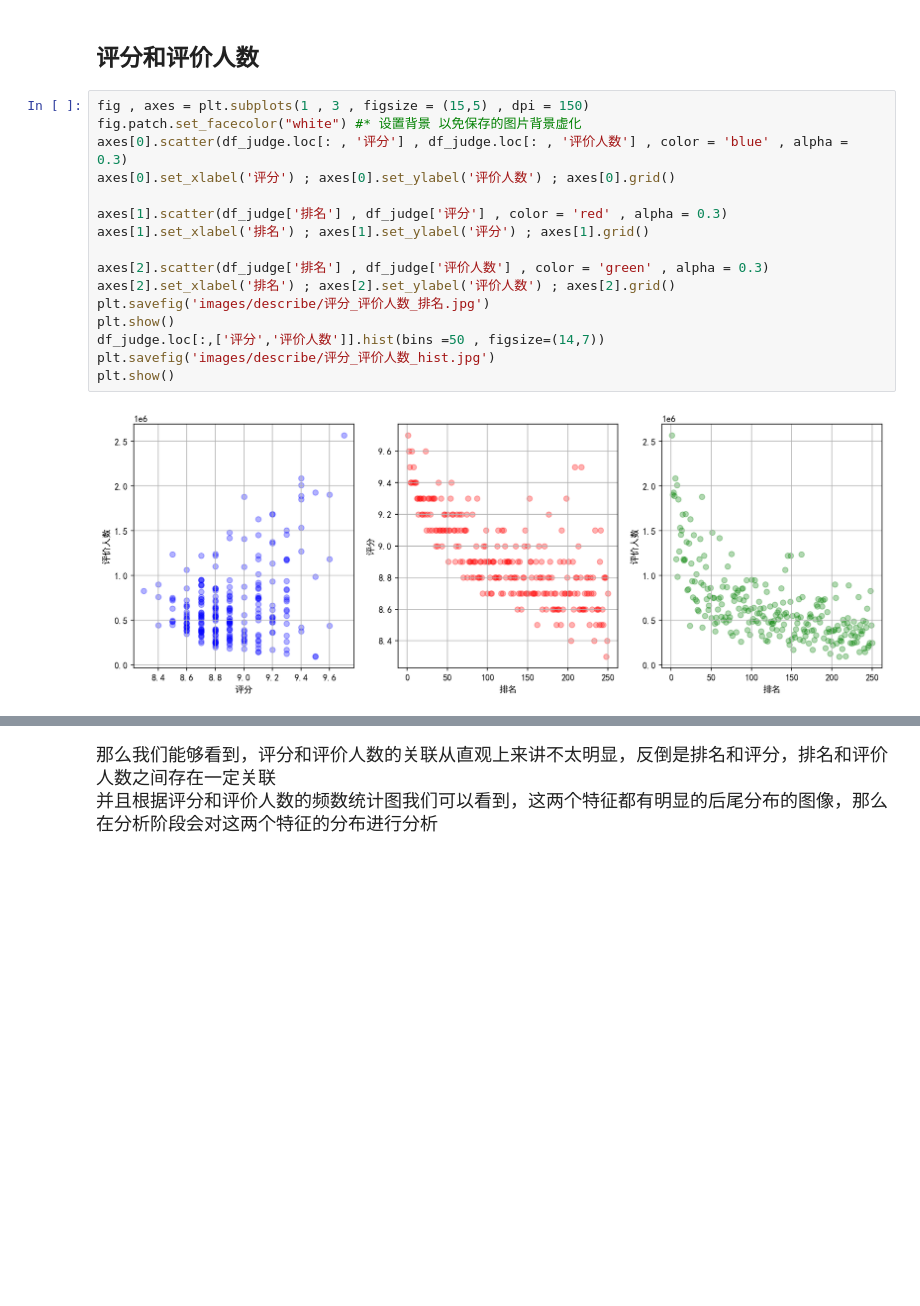
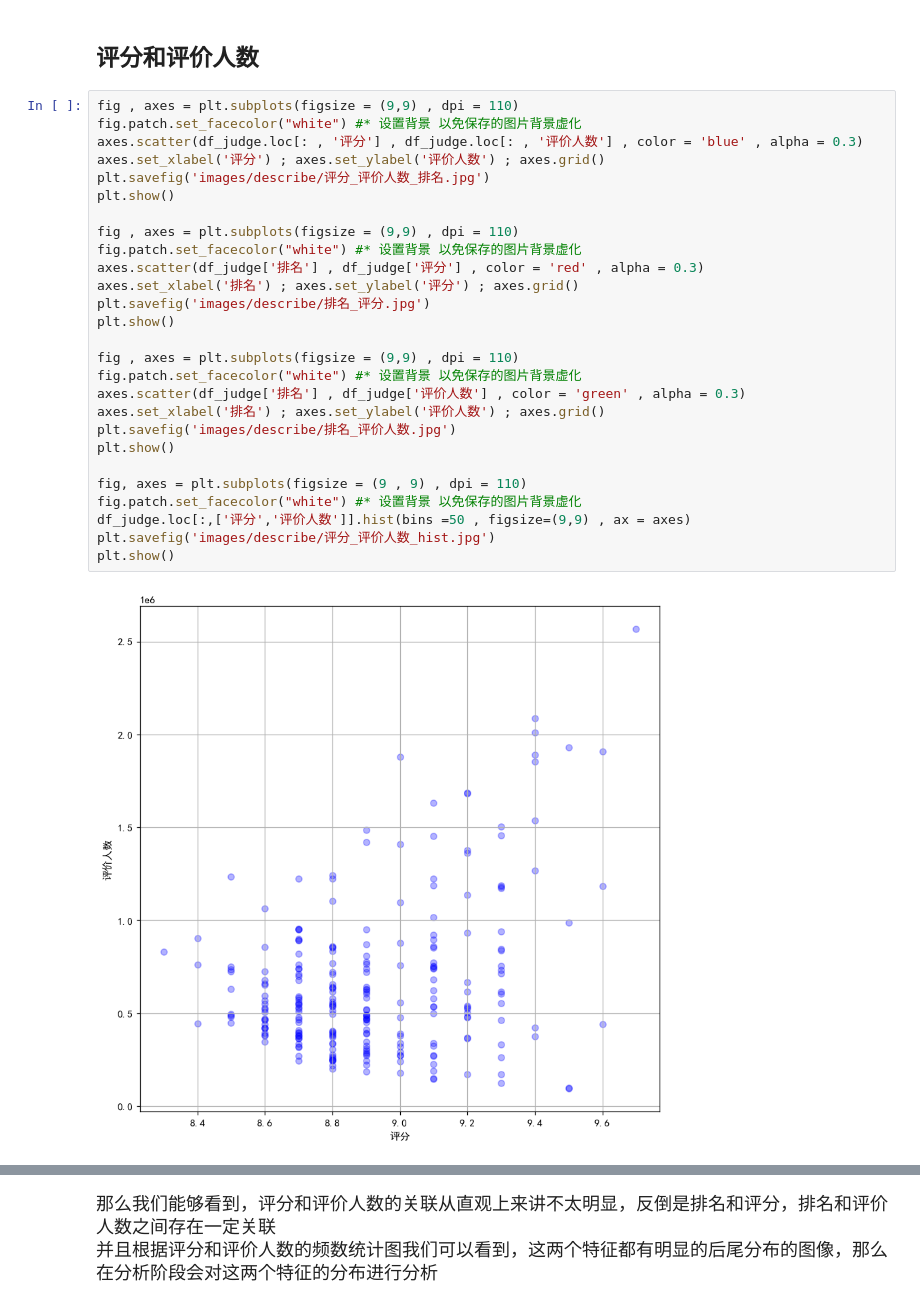
Before and after one commit to CiscoXY/Class-CS1507.01, a Jupyter notebook: FirstExp/Analysis.ipynb, the cells around one changed output, grey strips where cells are left out. Cells and saved outputs as stored; diff of their text form; blank space fills up the shorter version.

```diff
--- a/FirstExp/Analysis.ipynb
+++ b/FirstExp/Analysis.ipynb
@@ -98,20 +98,31 @@ for rank , film in enumerate(original_data):
 # %% [markdown]
 ## 评分和评价人数
 # %%
-fig , axes = plt.subplots(1 , 3 , figsize = (15,5) , dpi = 150)
+fig , axes = plt.subplots(figsize = (9,9) , dpi = 110)
 fig.patch.set_facecolor("white") #* 设置背景 以免保存的图片背景虚化
-axes[0].scatter(df_judge.loc[: , '评分'] , df_judge.loc[: , '评价人数'] , color = 'blue' , alpha = 0.3)
-axes[0].set_xlabel('评分') ; axes[0].set_ylabel('评价人数') ; axes[0].grid()
-
-axes[1].scatter(df_judge['排名'] , df_judge['评分'] , color = 'red' , alpha = 0.3)
-axes[1].set_xlabel('排名') ; axes[1].set_ylabel('评分') ; axes[1].grid()
-
-axes[2].scatter(df_judge['排名'] , df_judge['评价人数'] , color = 'green' , alpha = 0.3)
-axes[2].set_xlabel('排名') ; axes[2].set_ylabel('评价人数') ; axes[2].grid()
+axes.scatter(df_judge.loc[: , '评分'] , df_judge.loc[: , '评价人数'] , color = 'blue' , alpha = 0.3)
+axes.set_xlabel('评分') ; axes.set_ylabel('评价人数') ; axes.grid()
 plt.savefig('images/describe/评分_评价人数_排名.jpg')
 plt.show()
-df_judge.loc[:,['评分','评价人数']].hist(bins =50 , figsize=(14,7))
+
+fig , axes = plt.subplots(figsize = (9,9) , dpi = 110)
+fig.patch.set_facecolor("white") #* 设置背景 以免保存的图片背景虚化
+axes.scatter(df_judge['排名'] , df_judge['评分'] , color = 'red' , alpha = 0.3)
+axes.set_xlabel('排名') ; axes.set_ylabel('评分') ; axes.grid()
+plt.savefig('images/describe/排名_评分.jpg')
+plt.show()
+
+fig , axes = plt.subplots(figsize = (9,9) , dpi = 110)
+fig.patch.set_facecolor("white") #* 设置背景 以免保存的图片背景虚化
+axes.scatter(df_judge['排名'] , df_judge['评价人数'] , color = 'green' , alpha = 0.3)
+axes.set_xlabel('排名') ; axes.set_ylabel('评价人数') ; axes.grid()
+plt.savefig('images/describe/排名_评价人数.jpg')
+plt.show()
+
+fig, axes = plt.subplots(figsize = (9 , 9) , dpi = 110)
+fig.patch.set_facecolor("white") #* 设置背景 以免保存的图片背景虚化
+df_judge.loc[:,['评分','评价人数']].hist(bins =50 , figsize=(9,9) , ax = axes)
 plt.savefig('images/describe/评分_评价人数_hist.jpg')
 plt.show()
 # %% [output]
-[figure, old version]
+[figure, new version]
```
Also changed, not shown: parts of 15 cells of this notebook, 19 other files.
